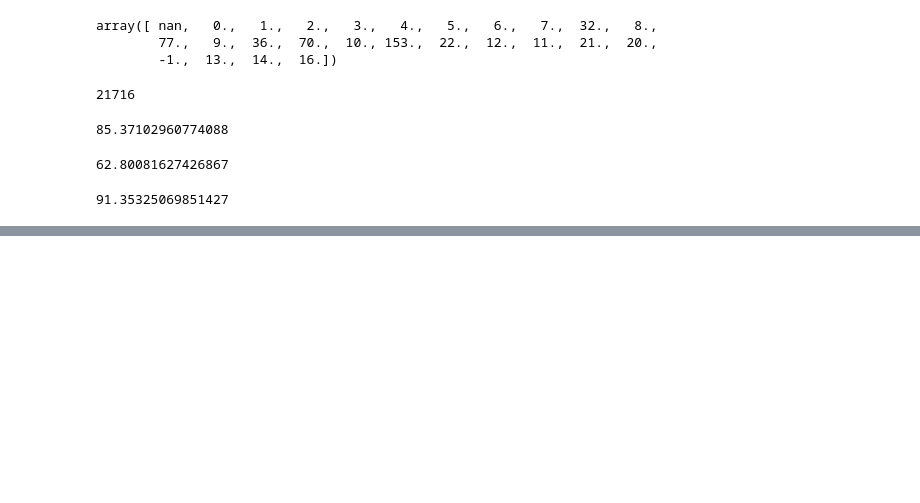
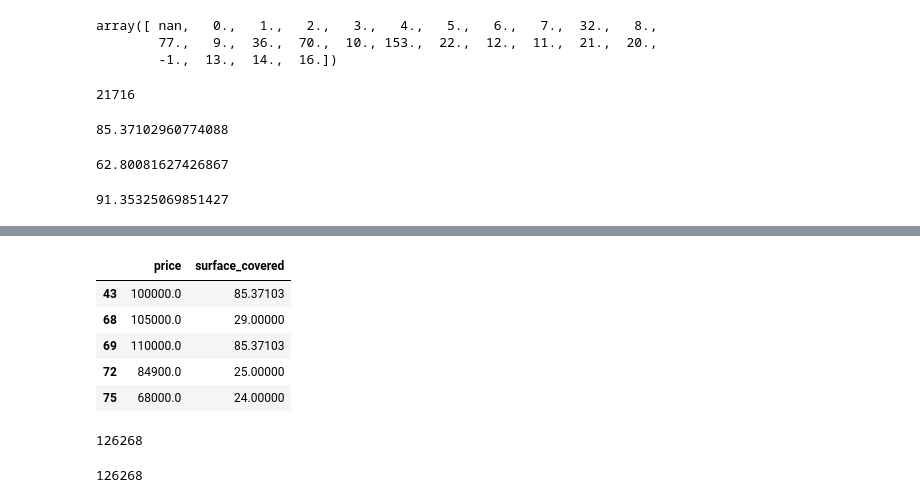
Before and after one commit to crisnicogonzalez/tp-final-isi, a Jupyter notebook: process data.ipynb, the cells around one changed output, grey strips where cells are left out. Saved outputs shown, nothing was run; the diff lists cells and outputs as text; code cells hidden in the pictures; blank space fills up the shorter version.

```diff
--- a/process data.ipynb
+++ b/process data.ipynb
@@ -80,0 +125,19 @@ df_two_bedroom['surface_covered'].mean()
+# %%
+df_price_surface_covered = df[['price','surface_covered']]
+# %%
+df_price_surface_covered.head()
+# %% [output]
+|  | price | surface_covered |
+| 43 | 100000.0 | 85.37103 |
+| 68 | 105000.0 | 29.00000 |
+| 69 | 110000.0 | 85.37103 |
+| 72 | 84900.0 | 25.00000 |
+| 75 | 68000.0 | 24.00000 |
+# %%
+len(df)
+# %% [output]
+126268
+# %%
+len(df_price_surface_covered)
+# %% [output]
+126268
```
Also changed, not shown: parts of 4 cells of this notebook.
